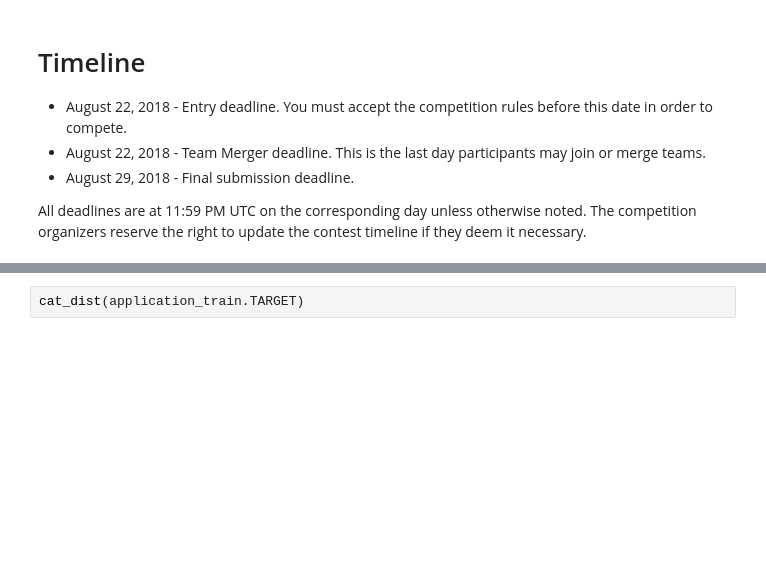
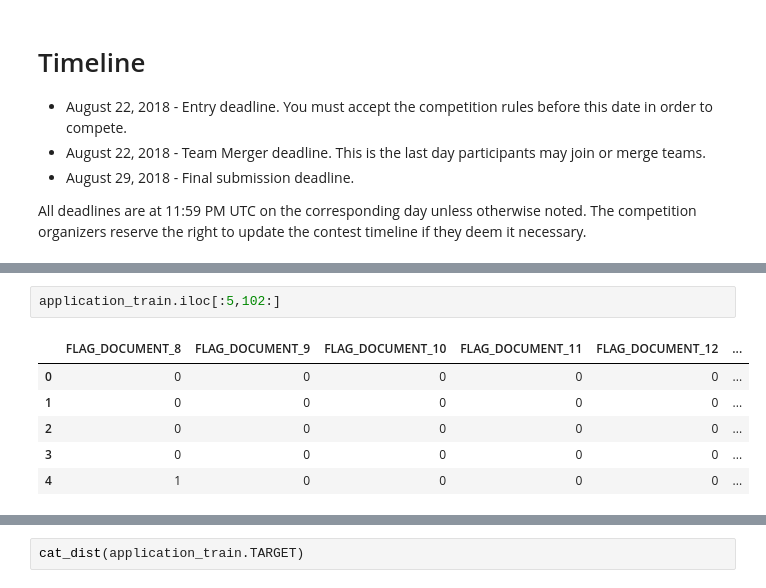
Before and after one commit to lukasaolson/home-credit-default-risk, a Jupyter notebook: Credit.ipynb, the cells around one changed output, grey strips where cells are left out. Drawn from its saved outputs; the diff is of its cells as text; blank space fills up the shorter version.

```diff
--- a/Credit.ipynb
+++ b/Credit.ipynb
@@ -91,0 +113,9 @@ application_train.iloc[:,30:50].head()
+# %%
+application_train.iloc[:5,102:]
+# %% [output]
+|  | FLAG_DOCUMENT_8 | FLAG_DOCUMENT_9 | FLAG_DOCUMENT_10 | FLAG_DOCUMENT_11 | FLAG_DOCUMENT_12 | ... |
+| 0 | 0 | 0 | 0 | 0 | 0 | ... |
+| 1 | 0 | 0 | 0 | 0 | 0 | ... |
+| 2 | 0 | 0 | 0 | 0 | 0 | ... |
+| 3 | 0 | 0 | 0 | 0 | 0 | ... |
+| 4 | 1 | 0 | 0 | 0 | 0 | ... |
```
Also changed, not shown: parts of 6 cells of this notebook.
